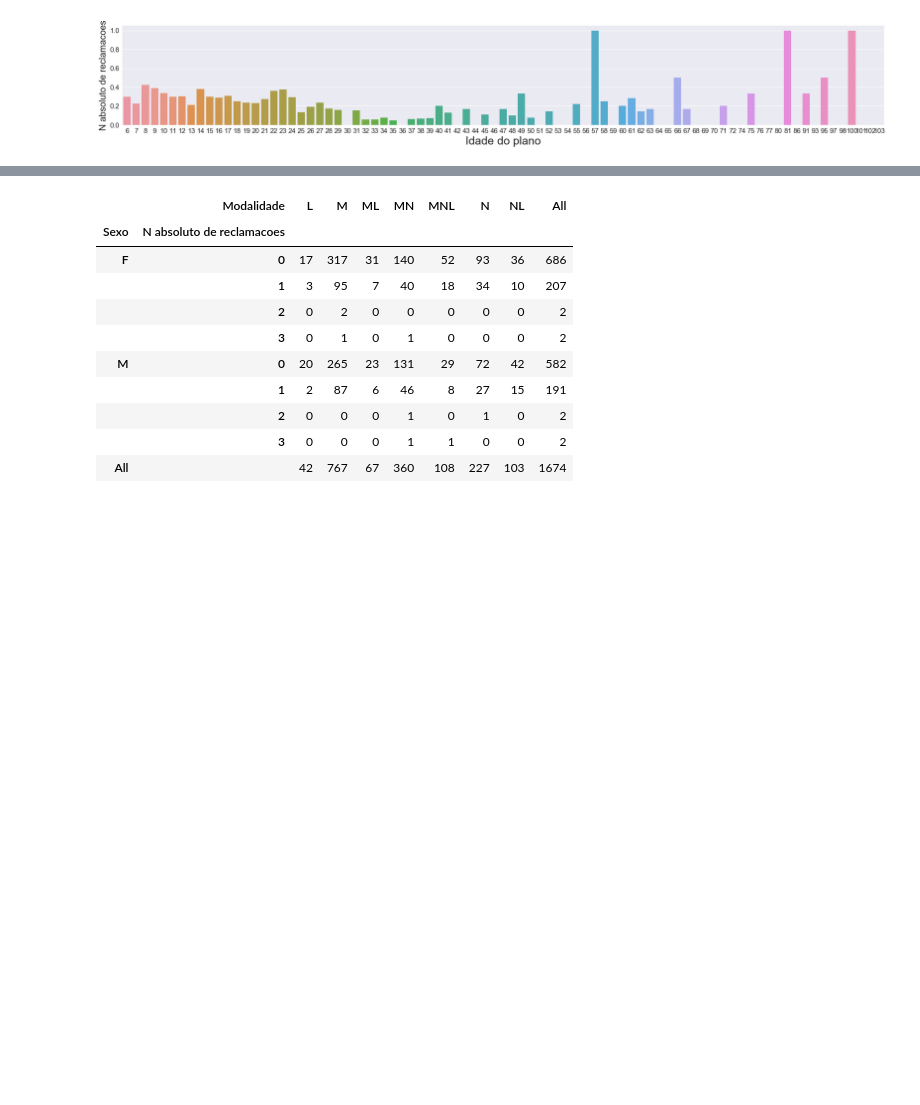
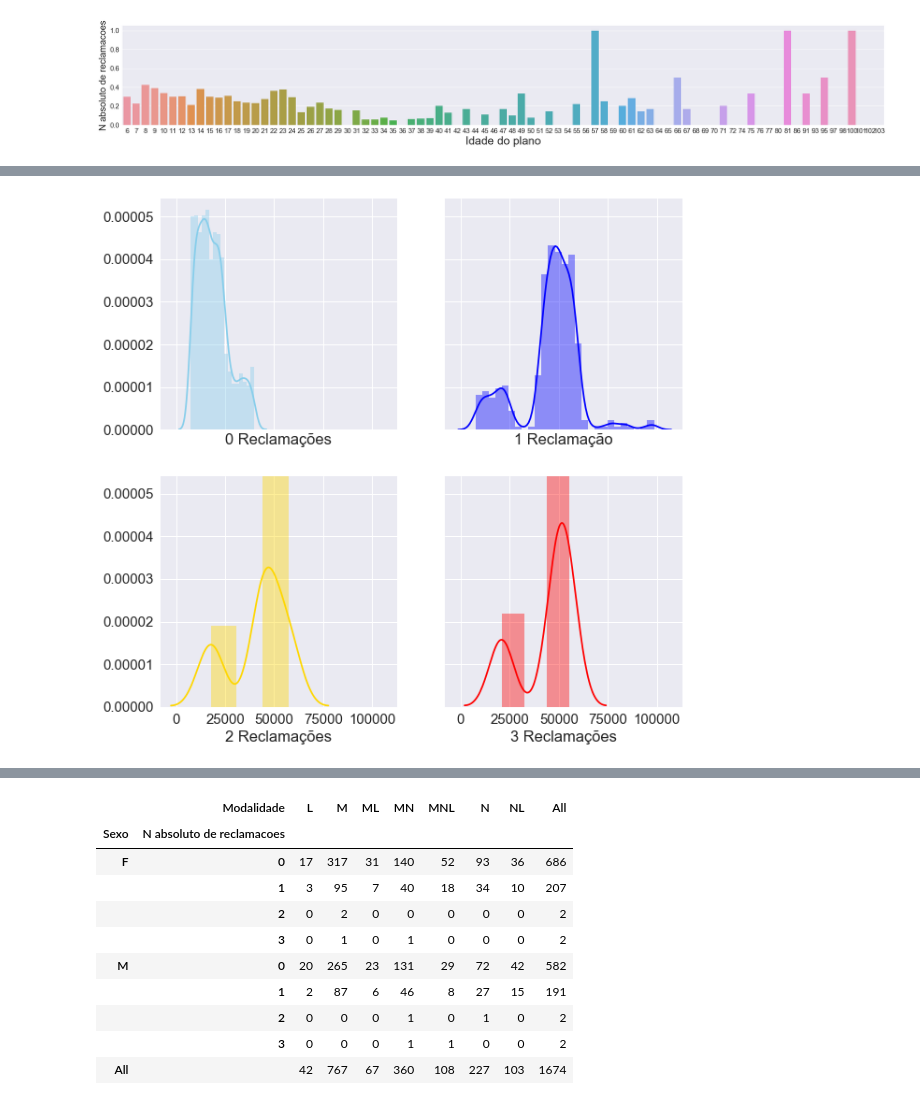
Before and after one commit to Pombalino/FGV, a Jupyter notebook: Análise BD Competition.ipynb, the cells around one changed output, grey strips where cells are left out. Cells and saved outputs as stored; diff of their text form; code cells hidden in the pictures; blank space fills up the shorter version.

```diff
--- a/Análise BD Competition.ipynb
+++ b/Análise BD Competition.ipynb
@@ -125,0 +136,15 @@ plt.savefig("Idade_plano_OO.png", dpi=fig.dpi, transparent=True, bbox_inches = '
+# %%
+f, axes = plt.subplots(2, 2, figsize=(10, 10), sharex=True, sharey=True)
+
+sns.distplot( train["Renda familiar"][train["N absoluto de reclamacoes"]==0] , color="skyblue", ax=axes[0, 0],
+             label = "0 Reclamações", axlabel="0 Reclamações")
+sns.distplot( train["Renda familiar"][train["N absoluto de reclamacoes"]==1] , color="blue", ax=axes[0, 1],
+             label = "1 Reclamação", axlabel="1 Reclamação")
+sns.distplot( train["Renda familiar"][train["N absoluto de reclamacoes"]==2] , color="gold", ax=axes[1, 0],
+             label = "2 Reclamações", axlabel="2 Reclamações")
+sns.distplot( train["Renda familiar"][train["N absoluto de reclamacoes"]==3] , color="red", ax=axes[1, 1],
+             label = "3 Reclamações", axlabel="3 Reclamações")
+
+plt.savefig("Reclamacao_Renda.png", dpi=150, transparent=True)
+# %% [output]
+[figure, added]
```
Also changed, not shown: parts of 15 cells of this notebook, 1 other file.
